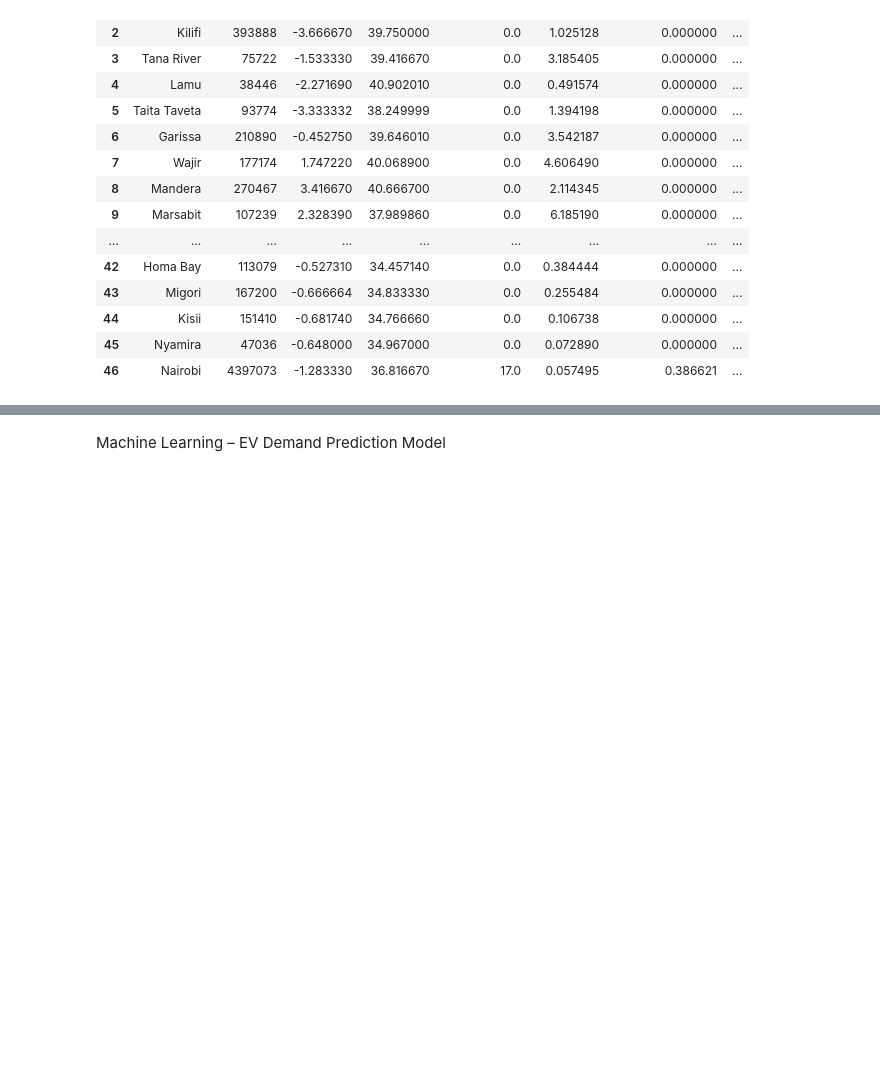
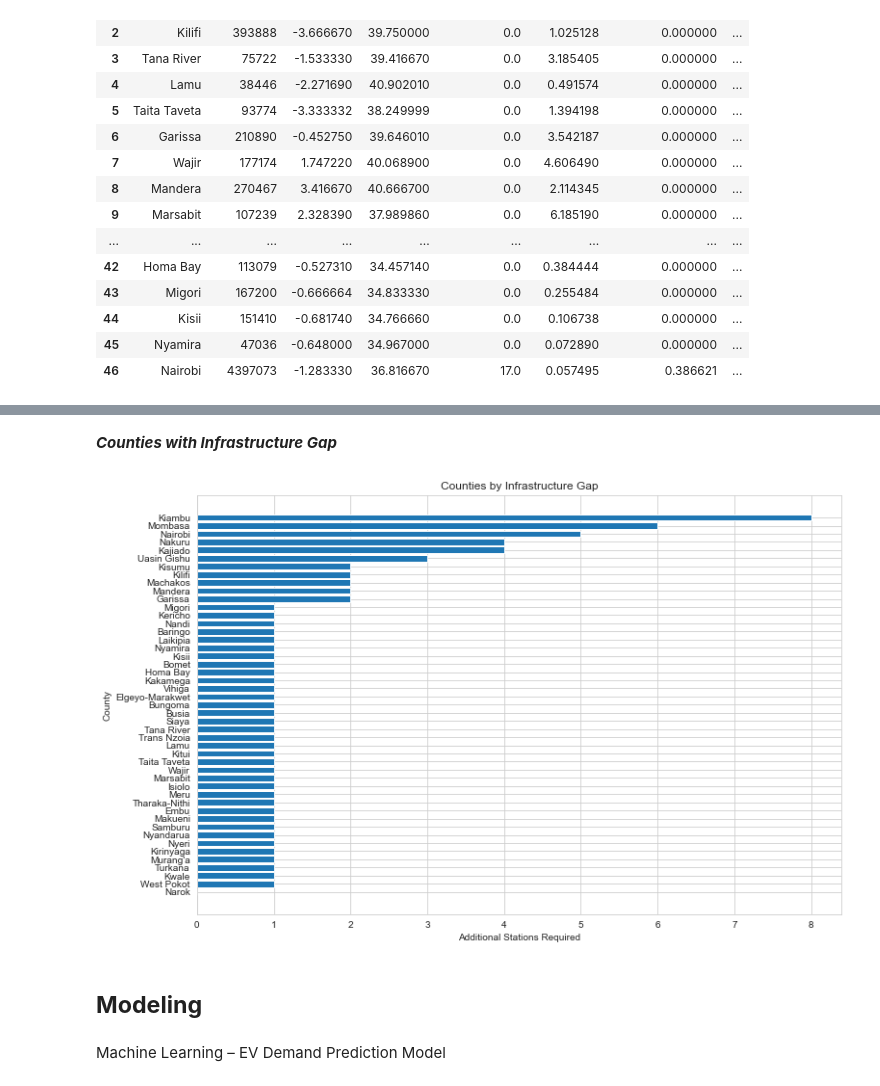
Before and after one commit to maryannngongi/EV_Charging_Stations_Optimization, a Jupyter notebook: index.ipynb, the cells around one changed output, grey strips where cells are left out. Drawn from its saved outputs; the diff is of its cells as text; code cells hidden in the pictures; blank space fills up the shorter version.

```diff
--- a/index.ipynb
+++ b/index.ipynb
@@ -873,3 +827,19 @@ county_df.head()
+# %% [markdown]
+***Counties with Infrastructure Gap***
+# %%
+gap = county_df.sort_values("additional_stations", ascending=False)
+
+plt.figure()
+plt.barh(gap["county"], gap["additional_stations"])
+plt.xlabel("Additional Stations Required")
+plt.ylabel("County")
+plt.title("Counties by Infrastructure Gap")
+plt.gca().invert_yaxis()   # Highest gap at top
+plt.show()
+# %% [output]
+[figure, added]
+# %% [markdown]
+## **Modeling**
 # %% [markdown]
 Machine Learning – EV Demand Prediction Model
 # %%
```
Also changed, not shown: parts of 22 cells of this notebook.
